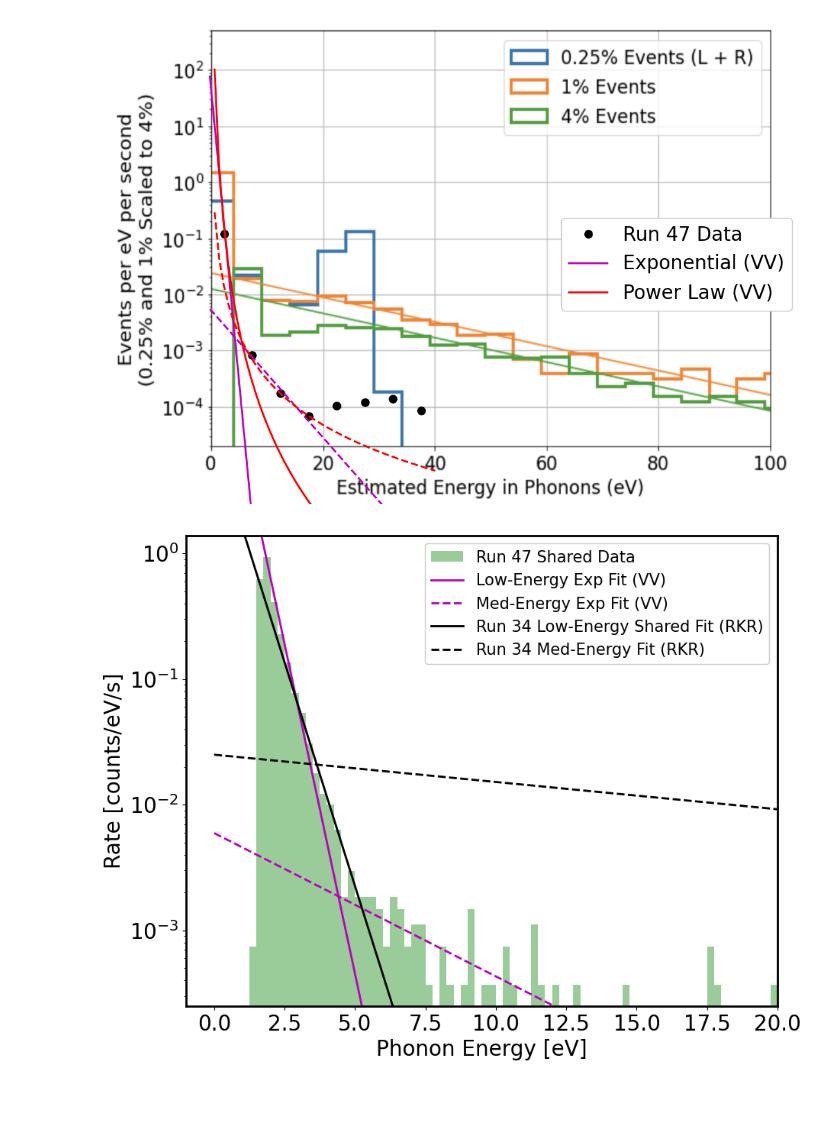
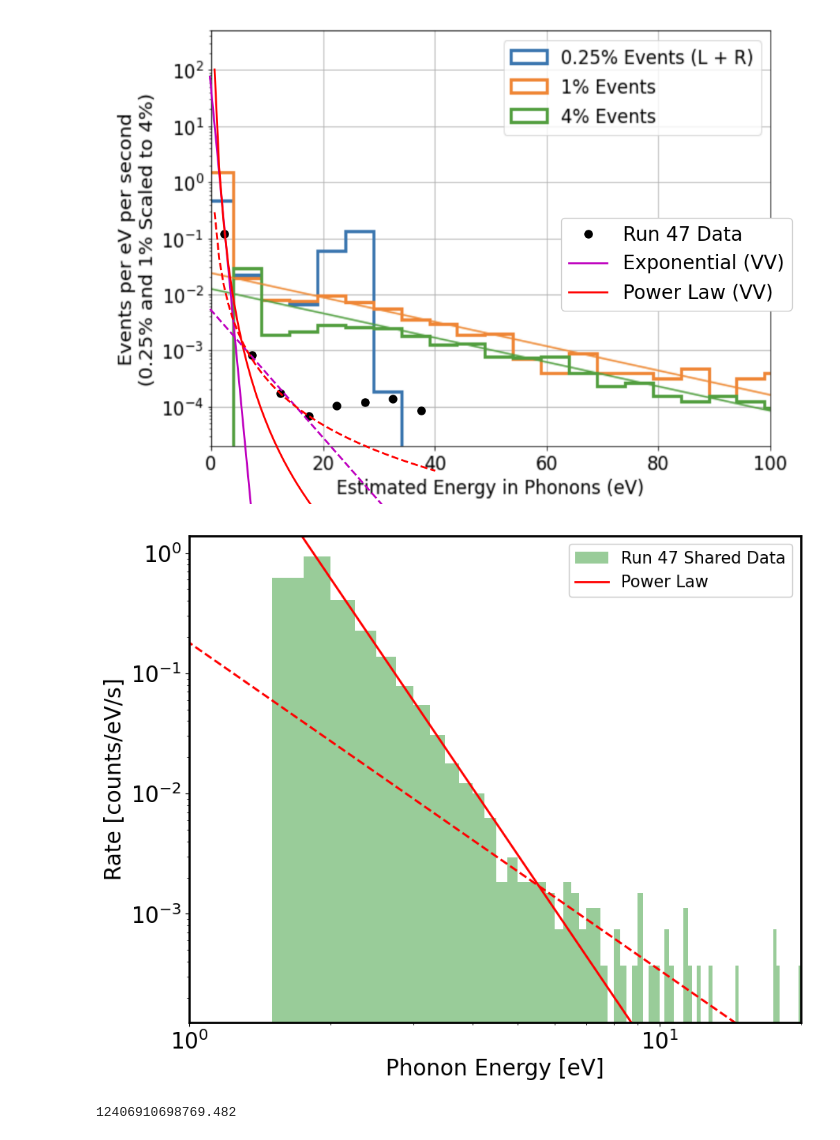
Before and after one commit to spice-herald/DarkLim, a Jupyter notebook: examples/run_47_spectra.ipynb, the cells around one changed output. Drawn from its saved outputs; the diff is of its cells as text; code cells hidden in the pictures; blank space fills up the shorter version.

Commit message:
plotting stuff

```diff
--- a/examples/run_47_spectra.ipynb
+++ b/examples/run_47_spectra.ipynb
@@ -234,34 +234,39 @@ plt.show()
 # %%
 def get_shared_rate_phonon_eVs(energies_phonon, pce=0.164):
     energies_TES = energies_phonon * pce
     return 50 * np.exp(-energies_TES / 100e-3) * pce
 
 # Create a figure and axis
 fig, ax = plt.subplots(1, 1, figsize=(10,8))
 
-bins_eV = np.arange(0, 50, 0.25)
+bins_eV = np.arange(1.5, 50, 0.25)
 event_weights_eVs = np.full(len(energies_eV), (1/time_sec/np.diff(bins_eV)[0]))
 dRdE_DRU_arr, E_eV_arr = np.histogram(energies_eV, bins_eV, weights=event_weights_eVs)
 E_eV_arr = 0.5 * (E_eV_arr[1:] + E_eV_arr[:-1])
 #ax.plot(E_eV_arr, dRdE_DRU_arr, 'ko', ms=8, label='Run 47 Data')
 ax.hist(energies_eV, bins_eV, weights=event_weights_eVs, label='Run 47 Shared Data', alpha=0.4, color='g')
 ax.set_yscale('log')
 
 xmin, xmax = ax.get_xlim()
 ymin, ymax = ax.get_ylim()
 E_eV_arr = np.linspace(0, 40)
-ax.plot(E_eV_arr, exponential_basic(E_eV_arr, A_fit_exp / 1000 / 86400 * mass_kg, inv_E0_exp), 'm-', lw=2, label='Low-Energy Exp Fit (VV)')
-#ax.plot(E_eV_arr, np.log10(power_law_basic(E_eV_arr, A_fit_power / 1000 / 86400 * mass_kg, alpha_fit_power)), 'r-', lw=2, label='Power Law (VV)')
-ax.plot(E_eV_arr, exponential_basic(E_eV_arr, A_fit_exp_he / 1000 / 86400 * mass_kg, inv_E0_exp_he), 'm--', lw=2, label='Med-Energy Exp Fit (VV)')
-#ax.plot(E_eV_arr, np.log10(power_law_basic(E_eV_arr, A_fit_power_he / 1000 / 86400 * mass_kg, alpha_fit_power_he)), 'r--', lw=2)
-ax.plot(E_eV_arr, get_shared_rate_phonon_eVs(E_eV_arr), 'k-', lw=2, label='Run 34 Low-Energy Shared Fit (RKR)')
-ax.plot(E_eV_arr, exponential_basic(E_eV_arr, 0.025, 1/20), 'k--', lw=2, label='Run 34 Med-Energy Fit (RKR)')
-ax.set_xlim([xmin, xmax])
-ax.set_ylim([ymin, ymax])
+#ax.plot(E_eV_arr, exponential_basic(E_eV_arr, A_fit_exp / 1000 / 86400 * mass_kg, inv_E0_exp), 'm-', lw=2, label='Low-Energy Exponential Fit')
+ax.plot(E_eV_arr, power_law_basic(E_eV_arr, A_fit_power / 1000 / 86400 * mass_kg, alpha_fit_power), 'r-', lw=2, label='Power Law')
+#ax.plot(E_eV_arr, exponential_basic(E_eV_arr, A_fit_exp_he / 1000 / 86400 * mass_kg, inv_E0_exp_he), 'm--', lw=2, label='Med-Energy Exponential Fit')
+ax.plot(E_eV_arr, power_law_basic(E_eV_arr, A_fit_power_he / 1000 / 86400 * mass_kg, alpha_fit_power_he), 'r--', lw=2)
+#ax.plot(E_eV_arr, get_shared_rate_phonon_eVs(E_eV_arr), 'k-', lw=2, label='Run 34 Low-Energy Shared Fit (RKR)')
+#ax.plot(E_eV_arr, exponential_basic(E_eV_arr, 0.025, 1/20), 'k--', lw=2, label='Run 34 Med-Energy Fit (RKR)')
+ax.set_xscale('log')
+ax.set_xlim([1, 50])
+ax.set_ylim([ymin/2, ymax])
 ax.set_xlabel('Phonon Energy [eV]')
 ax.set_ylabel('Rate [counts/eV/s]')
 ax.legend(loc='upper right', framealpha=1, fontsize=15)
 ax.set_xlim([-1, 20])
 fig.show()
 # %% [output]
-[figure, old version]
+[figure, new version]
+# %%
+A_fit_power
+# %% [output]
+12406910698769.482
```
Also changed, not shown: parts of 1 cell of this notebook, 6 other files.
